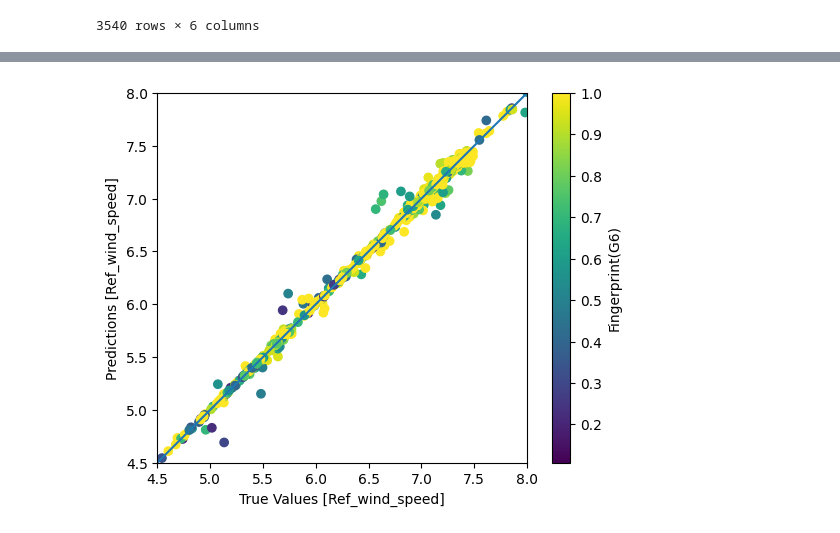
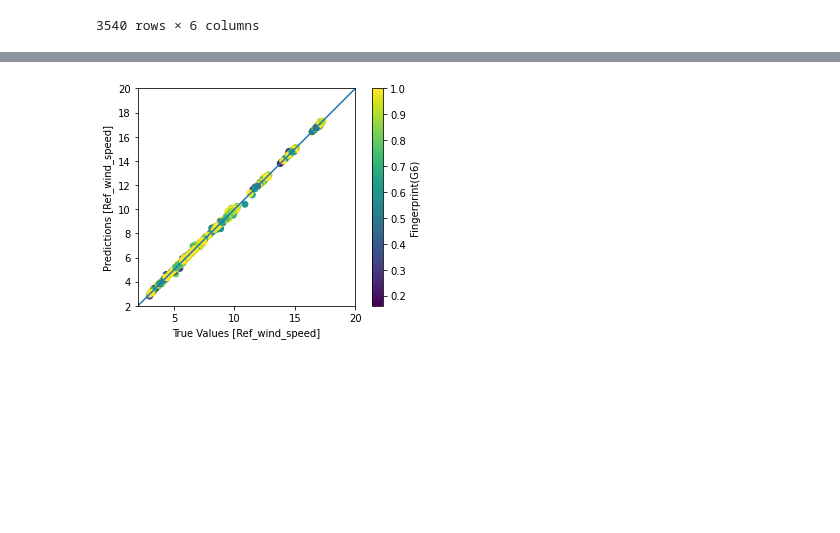
Before and after one commit to muhammedsogut/windfarm_modelling, a Jupyter notebook: model_notebooks/multispeed/Gpy_model.ipynb, the cells around one changed output, grey strips where cells are left out. Drawn from its saved outputs; the diff is of its cells as text; code cells hidden in the pictures; blank space fills up the shorter version.

```diff
--- a/model_notebooks/multispeed/Gpy_model.ipynb
+++ b/model_notebooks/multispeed/Gpy_model.ipynb
@@ -49,9 +49,9 @@ turb = [symbol]
 numsims=dataset["IDnum"].iloc[-1]+1
 # %%
 nl=desc.NeighborlistCalculator(cutoff=4001,cone_grad=0.12582561117875557, cone_offset=72.24947126849844)
-Gs = {"Siemens": [{"type":"G2", "turbine":"Siemens","eta":4.25387599, "offset": 1.0151402},
-                  {"type":"G4", "elements":"Siemens","eta":2.56450515, "gamma":8.04475192},
-                  {"type":"G6", "elements":"Siemens","eta":2.33043463, "gamma": 0.50753377}
+Gs = {"Siemens": [{"type":"G2", "turbine":"Siemens","eta":8.75420833, "offset": 2.25324915},
+                  {"type":"G4", "elements":"Siemens","eta":3.41876223, "gamma":9.76027534},
+                  {"type":"G6", "elements":"Siemens","eta":1.50999354, "gamma": 5.86294896}
                  ]}
 finpr=desc.FingerprintCalculator(cutoff=4001,Gs=Gs,Rct=3000,delta_R=100,cone_grad=0.12582561117875557, cone_offset=72.24947126849844)
 count=0
@@ -211,17 +196,17 @@ _ = plt.plot(lims, lims)
 # %%
 a = plt.axes(aspect='equal')
 plt.scatter(Ytest, Ypred,c=Xtest[:,2])     #"Fingerprint(G6)"
 plt.scatter(Ytrain, Yval,c=Xtrain[:,2])  #"Fingerprint(G6)"
 plt.xlabel('True Values [Ref_wind_speed]')
 plt.ylabel('Predictions [Ref_wind_speed]')
 cbar=plt.colorbar()
 cbar.set_label('Fingerprint(G6)')
-lims = [4.5, 8]
+lims = [2, 20]
 plt.xlim(lims)
 plt.ylim(lims)
 _ = plt.plot(lims, lims)
 # %% [output]
-[figure, old version]
+[figure, new version]
 # %%
 plt.scatter(dataset_pos[:,0], dataset_pos[:,1],c=error_all)
 plt.xlabel('X-axis')
```
Also changed, not shown: parts of 18 cells of this notebook, 6 other files.
